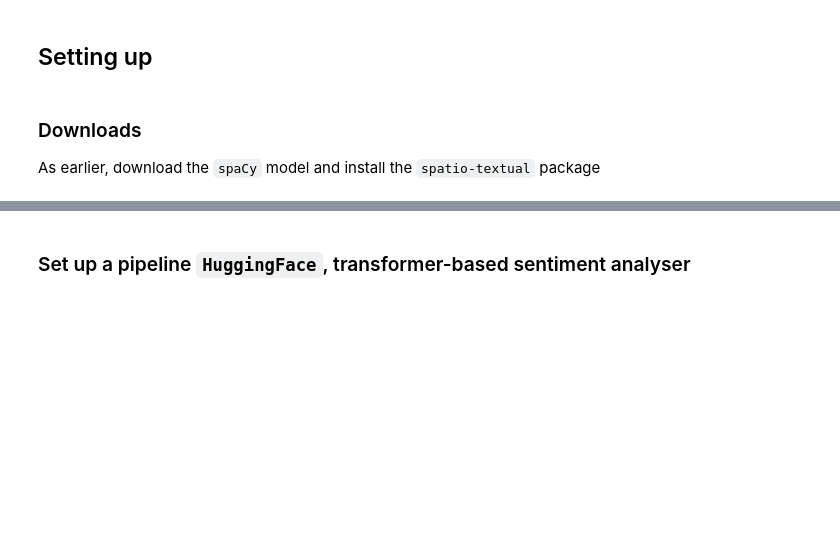
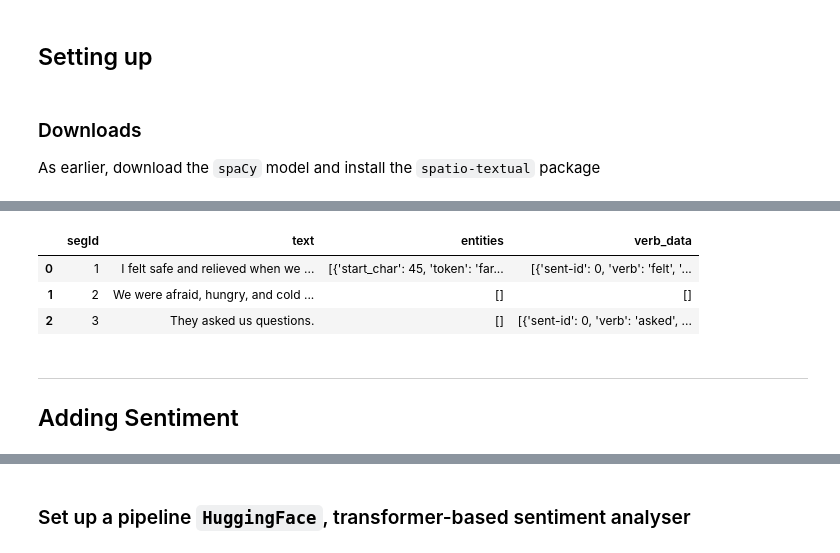
Before and after one commit to SpaceTimeNarratives/spatio-textual-colab-demos, a Jupyter notebook: demo_2_sentiment_emotions.ipynb, the cells around one changed output, grey strips where cells are left out. Saved outputs shown, nothing was run; the diff lists cells and outputs as text; code cells hidden in the pictures; blank space fills up the shorter version.

```diff
--- a/demo_2_sentiment_emotions.ipynb
+++ b/demo_2_sentiment_emotions.ipynb
@@ -33,0 +87,11 @@ ann = Annotator(nlp)
+# %%
+pd.DataFrame([{k:row.get(k) for k in [
+    "segId","text","entities","verb_data"]} for row in entities])
+# %% [output]
+|  | segId | text | entities | verb_data |
+| 0 | 1 | I felt safe and relieved when we ... | [{'start_char': 45, 'token': 'far... | [{'sent-id': 0, 'verb': 'felt', '... |
+| 1 | 2 | We were afraid, hungry, and cold ... | [] | [] |
+| 2 | 3 | They asked us questions. | [] | [{'sent-id': 0, 'verb': 'asked', ... |
+# %% [markdown]
+---
+## Adding Sentiment
```
Also changed, not shown: parts of 20 cells of this notebook.
